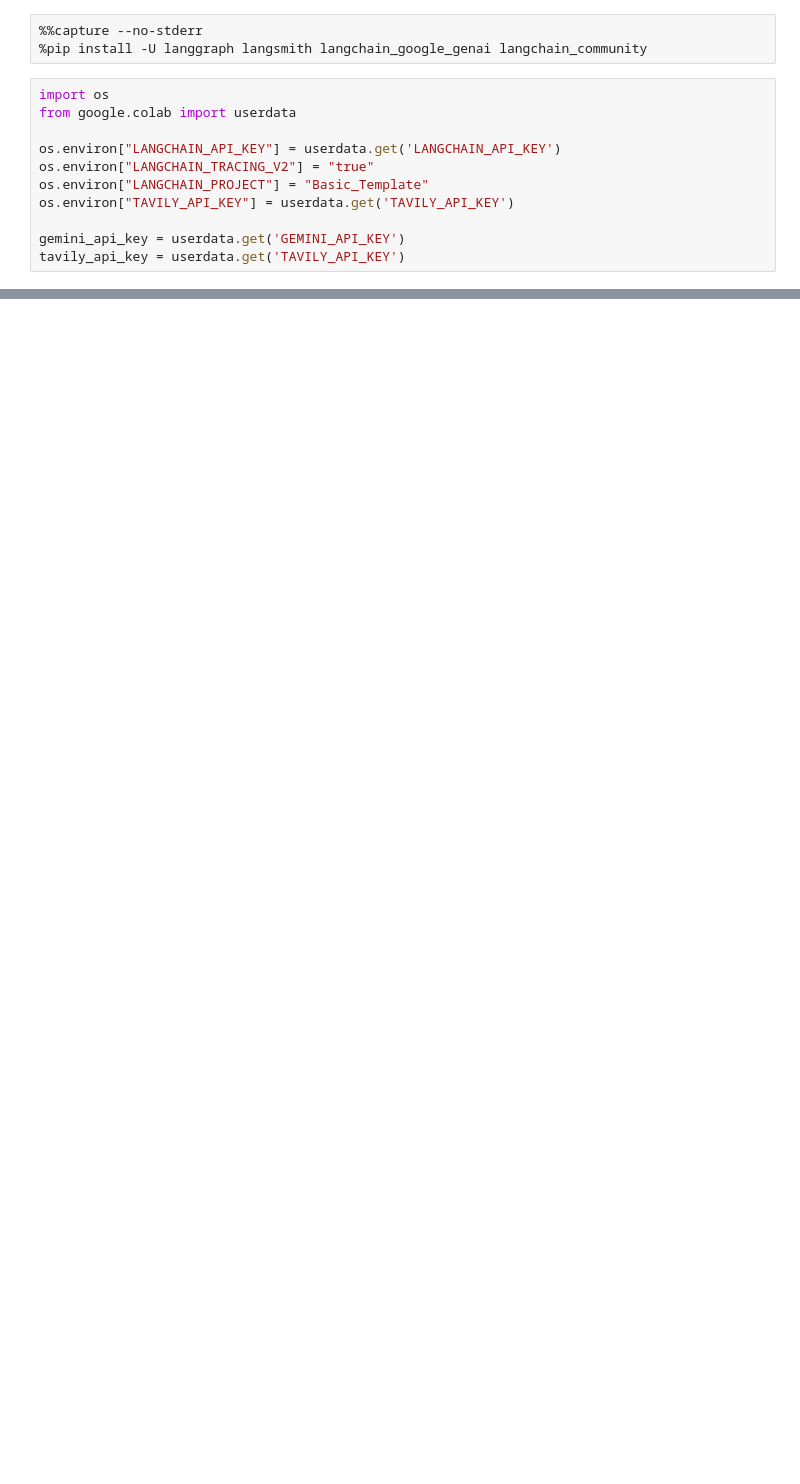
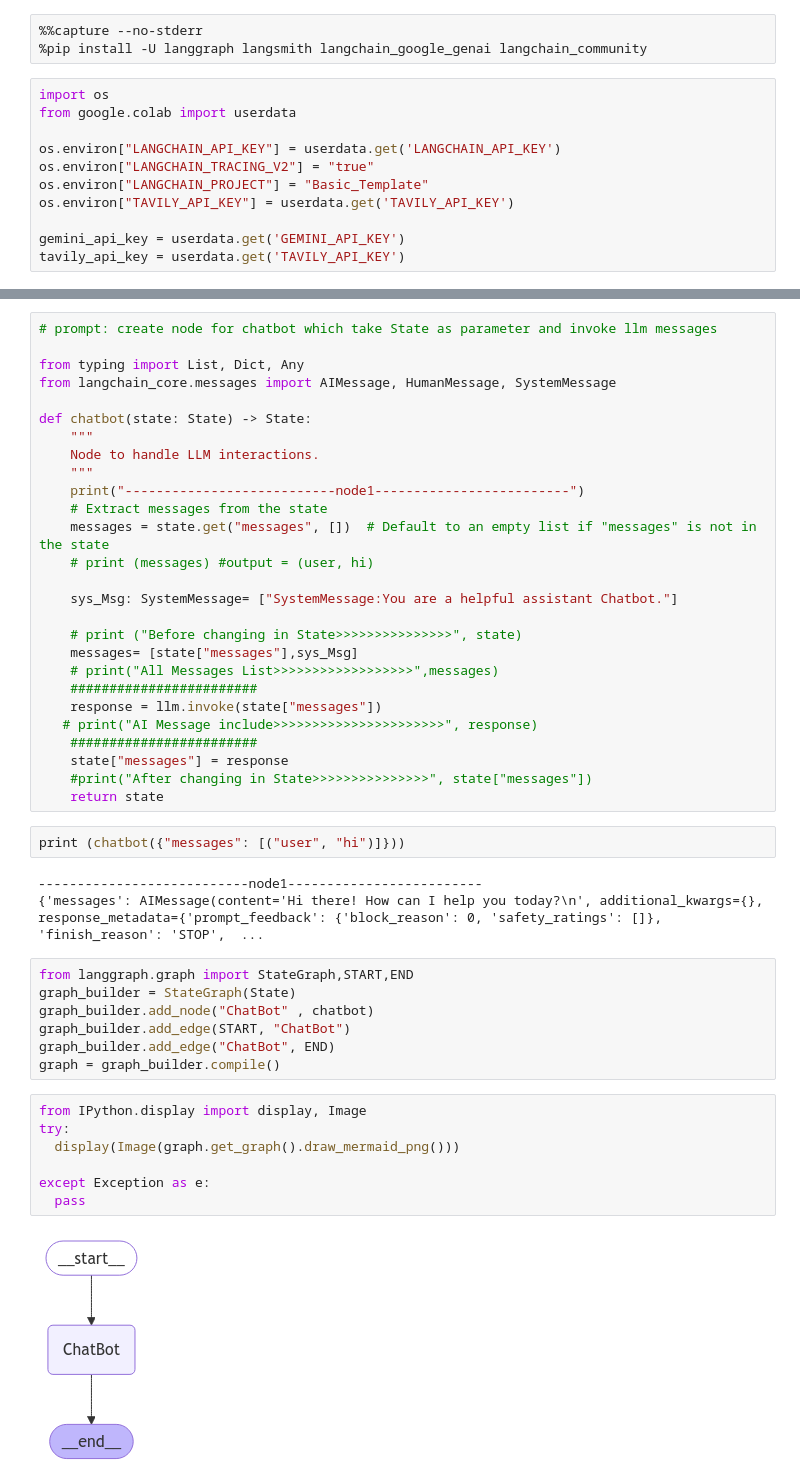
Before and after one commit to shaqas86/Langgraph_EcoSystem, a Jupyter notebook: Basic_Template.ipynb, the cells around one changed output, grey strips where cells are left out. Cells and saved outputs as stored; diff of their text form; blank space fills up the shorter version.

```diff
--- a/Basic_Template.ipynb
+++ b/Basic_Template.ipynb
@@ -28,0 +35,48 @@ AIMessage(content='Hello there!\n', additional_kwargs={}, response_metadata={'pr
+# %%
+# prompt: create node for chatbot which take State as parameter and invoke llm messages
+
+from typing import List, Dict, Any
+from langchain_core.messages import AIMessage, HumanMessage, SystemMessage
+
+def chatbot(state: State) -> State:
+    """
+    Node to handle LLM interactions.
+    """
+    print("---------------------------node1-------------------------")
+    # Extract messages from the state
+    messages = state.get("messages", [])  # Default to an empty list if "messages" is not in the state
+    # print (messages) #output = (user, hi)
+
+    sys_Msg: SystemMessage= ["SystemMessage:You are a helpful assistant Chatbot."]
+
+    # print ("Before changing in State>>>>>>>>>>>>>>>", state)
+    messages= [state["messages"],sys_Msg]
+    # print("All Messages List>>>>>>>>>>>>>>>>>>",messages)
+    ########################
+    response = llm.invoke(state["messages"])
+   # print("AI Message include>>>>>>>>>>>>>>>>>>>>>>", response)
+    ########################
+    state["messages"] = response
+    #print("After changing in State>>>>>>>>>>>>>>>", state["messages"])
+    return state
+# %%
+print (chatbot({"messages": [("user", "hi")]}))
+# %% [output]
+---------------------------node1-------------------------
+{'messages': AIMessage(content='Hi there! How can I help you today?\n', additional_kwargs={}, response_metadata={'prompt_feedback': {'block_reason': 0, 'safety_ratings': []}, 'finish_reason': 'STOP',  ...
+# %%
+from langgraph.graph import StateGraph,START,END
+graph_builder = StateGraph(State)
+graph_builder.add_node("ChatBot" , chatbot)
+graph_builder.add_edge(START, "ChatBot")
+graph_builder.add_edge("ChatBot", END)
+graph = graph_builder.compile()
+# %%
+from IPython.display import display, Image
+try:
+  display(Image(graph.get_graph().draw_mermaid_png()))
+
+except Exception as e:
+  pass
+# %% [output]
+[figure, added]
```
Also changed, not shown: parts of 34 cells of this notebook.
